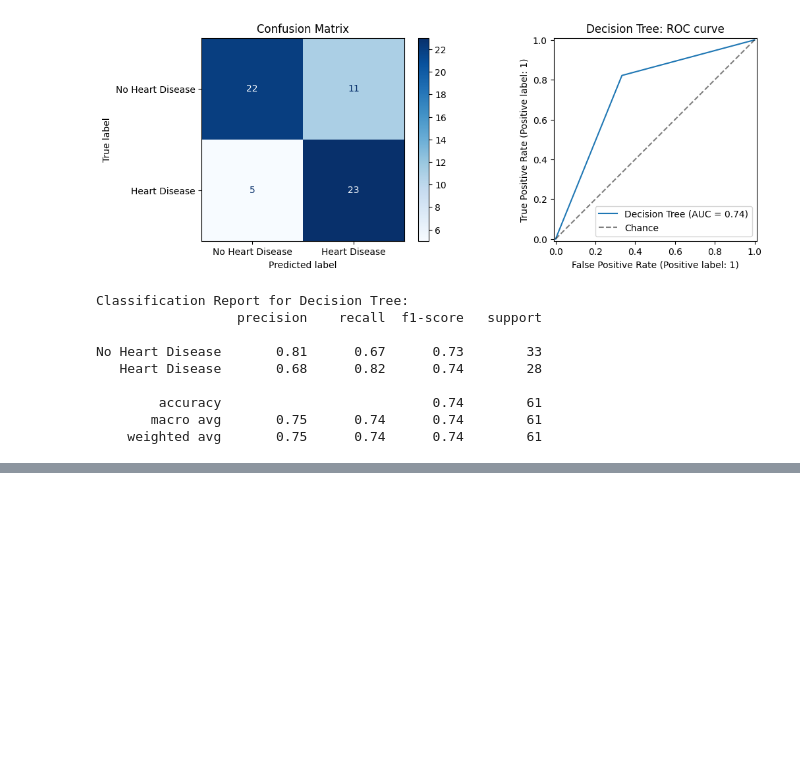
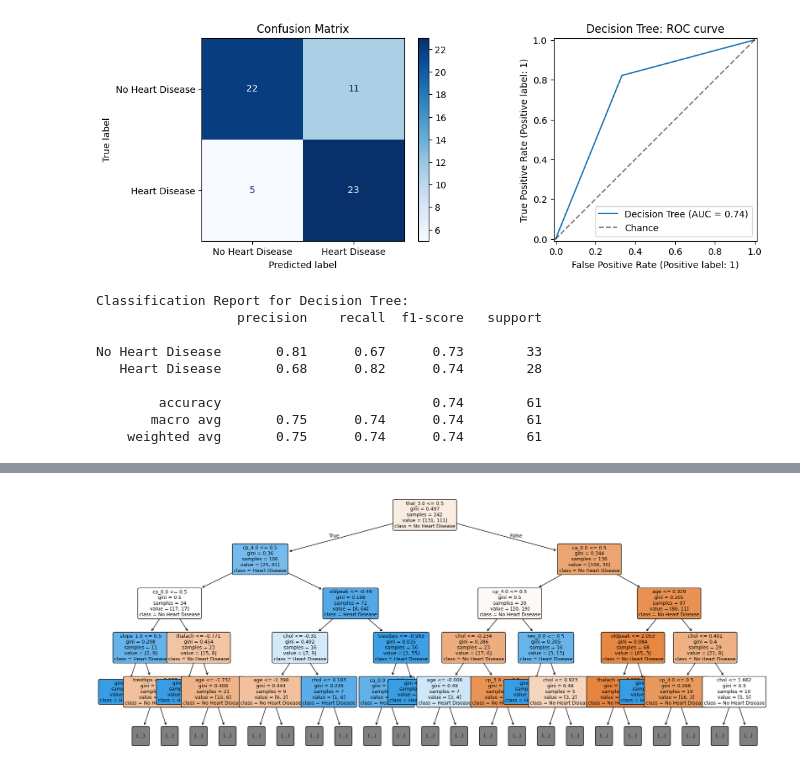
Before and after one commit to nickkraus52/MachineLearning, a Jupyter notebook: HW4/heart_disease_classification.ipynb, the cells around one changed output, grey strips where cells are left out. Cells and saved outputs as stored; diff of their text form; code cells hidden in the pictures; blank space fills up the shorter version.

```diff
--- a/HW4/heart_disease_classification.ipynb
+++ b/HW4/heart_disease_classification.ipynb
@@ -334,7 +338,7 @@ from sklearn.tree import DecisionTreeClassifier
 X_train, X_test, y_train, y_test = train_test_split(X, y, test_size=0.2, stratify=y, random_state=42)
 
 DT_model = Pipeline([
-    ('preprocessing', preprocessing),
+    ('preprocessing', clone(preprocessing)),
     ('clf', DecisionTreeClassifier(random_state=42))
 ])
 
@@ -397,0 +427,12 @@ No Heart Disease       0.87      0.82      0.84        33
+# %%
+from sklearn.tree import plot_tree
+
+preprocessor = DT_model.named_steps['preprocessing']
+feature_names = [n.split("__", 1)[1] for n in preprocessor.get_feature_names_out()]
+
+fig, ax = plt.subplots(figsize=(22, 9))
+plot_tree(DT_model.named_steps['clf'], max_depth=4, feature_names=feature_names,
+          class_names=['No Heart Disease', 'Heart Disease'], filled=True, rounded=True, fontsize=9, ax=ax)
+plt.show()
+# %% [output]
+[figure, added]
```
Also changed, not shown: parts of 17 cells of this notebook.
